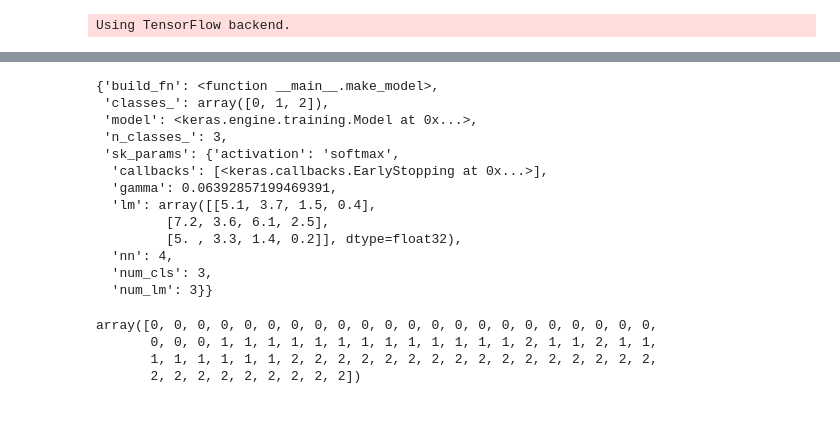
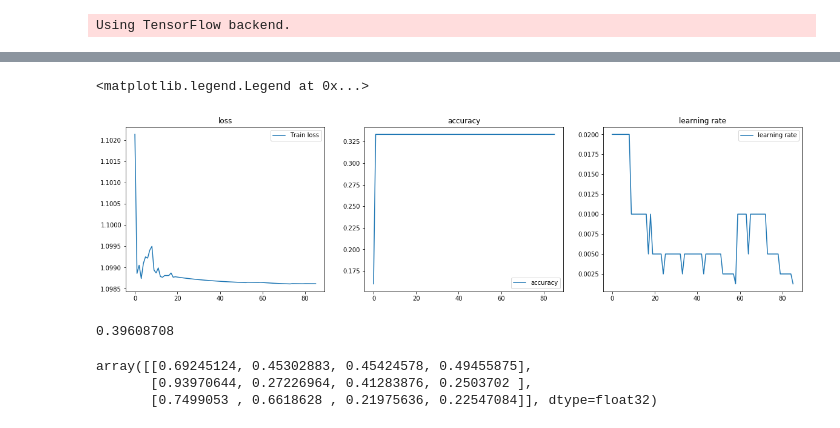
Before and after one commit to darecophoenixx/wordroid.sblo.jp, a Jupyter notebook: lib/keras_ex/gkernel/dev_001.ipynb, the cells around one changed output, grey strips where cells are left out. Cells and saved outputs as stored; diff of their text form; code cells hidden in the pictures.

```diff
--- a/lib/keras_ex/gkernel/dev_001.ipynb
+++ b/lib/keras_ex/gkernel/dev_001.ipynb
@@ -353,4 +142,10 @@ clf
+# %%
+'''
+number of landmarks is 3
+'''
+clf = RBFClassifier(num_lm=3)
 # %%
 %%time
-clf.fit(xtrain, ytrain, epochs=5000, batch_size=256, verbose=2)
+#hst = clf.fit(xtrain, ytrain, epochs=500, batch_size=256, verbose=0)
+hst = clf.fit(xtrain, ytrain, epochs=500, verbose=0)
 # %% [output]
@@ -399,23 +154,31 @@ clf.filter_sk_params(make_model)
-# %%
-clf.__dict__
-# %% [output]
-{'build_fn': <function __main__.make_model>,
- 'classes_': array([0, 1, 2]),
- 'model': <keras.engine.training.Model at 0x...>,
- 'n_classes_': 3,
- 'sk_params': {'activation': 'softmax',
-  'callbacks': [<keras.callbacks.EarlyStopping at 0x...>],
-  'gamma': 0.06392857199469391,
-  'lm': array([[5.1, 3.7, 1.5, 0.4],
-         [7.2, 3.6, 6.1, 2.5],
-         [5. , 3.3, 1.4, 0.2]], dtype=float32),
-  'nn': 4,
-  'num_cls': 3,
-  'num_lm': 3}}
-# %%
-clf.predict(xtrain)
-# %% [output]
-array([0, 0, 0, 0, 0, 0, 0, 0, 0, 0, 0, 0, 0, 0, 0, 0, 0, 0, 0, 0, 0, 0,
-       0, 0, 0, 1, 1, 1, 1, 1, 1, 1, 1, 1, 1, 1, 1, 1, 2, 1, 1, 2, 1, 1,
-       1, 1, 1, 1, 1, 1, 2, 2, 2, 2, 2, 2, 2, 2, 2, 2, 2, 2, 2, 2, 2, 2,
-       2, 2, 2, 2, 2, 2, 2, 2, 2])
+# %%
+fig, ax = plt.subplots(1, 3, figsize=(20,5))
+ax[0].set_title('loss')
+ax[0].plot(list(range(len(hst["loss"]))), hst["loss"], label="Train loss")
+ax[1].set_title('accuracy')
+ax[1].plot(list(range(len(hst["loss"]))), hst["acc"], label="accuracy")
+ax[2].set_title('learning rate')
+ax[2].plot(list(range(len(hst["loss"]))), hst["lr"], label="learning rate")
+ax[0].legend()
+ax[1].legend()
+ax[2].legend()
+# %% [output]
+<matplotlib.legend.Legend at 0x...>
+[figure, added]
+# %%
+'''
+trained gamma
+'''
+clf.current_gamma()
+# %% [output]
+0.39608708
+# %%
+'''
+fixed landmarks
+'''
+lm = clf.current_lm()
+lm
+# %% [output]
+array([[0.69245124, 0.45302883, 0.45424578, 0.49455875],
+       [0.93970644, 0.27226964, 0.41283876, 0.2503702 ],
+       [0.7499053 , 0.6618628 , 0.21975636, 0.22547084]], dtype=float32)
```
Also changed, not shown: parts of 128 cells of this notebook, 3 other files.
